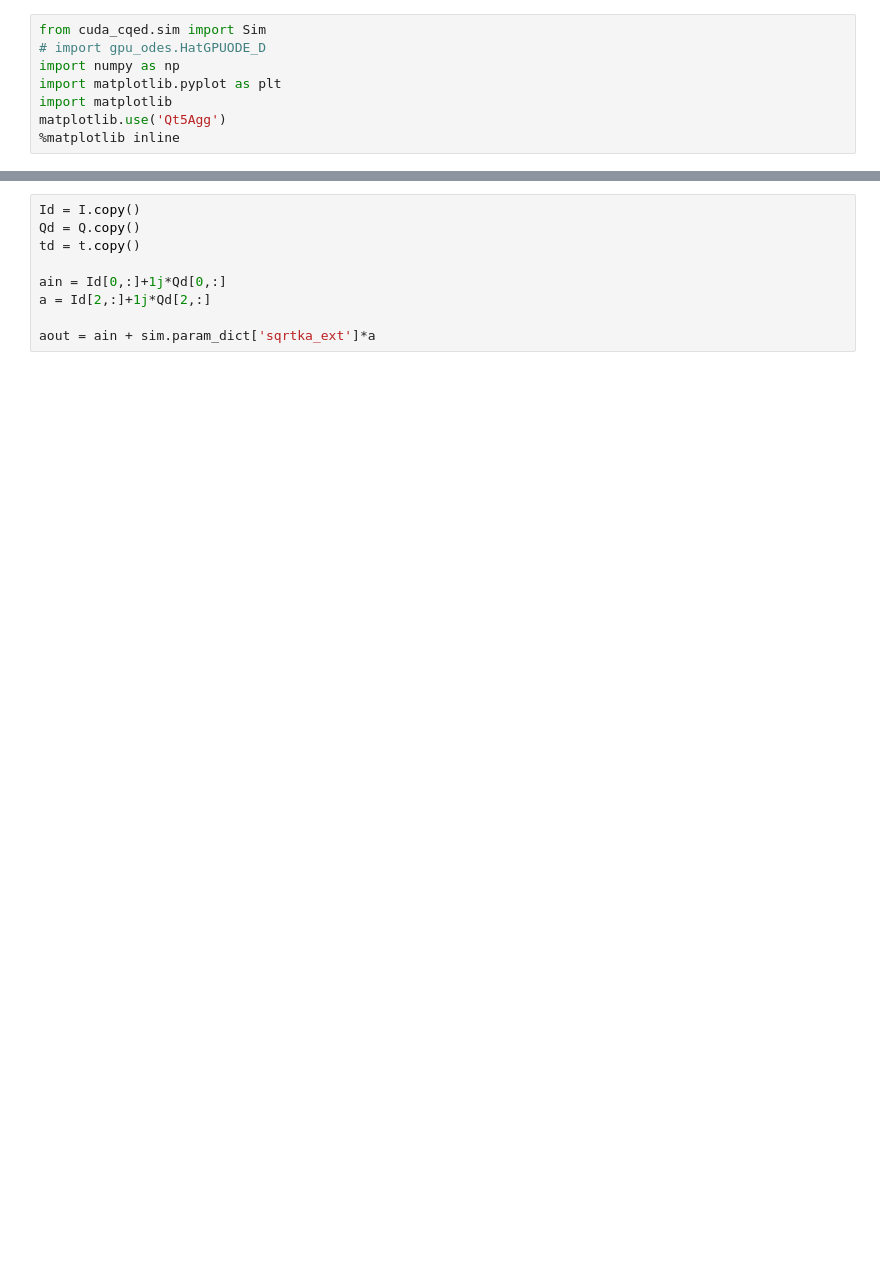
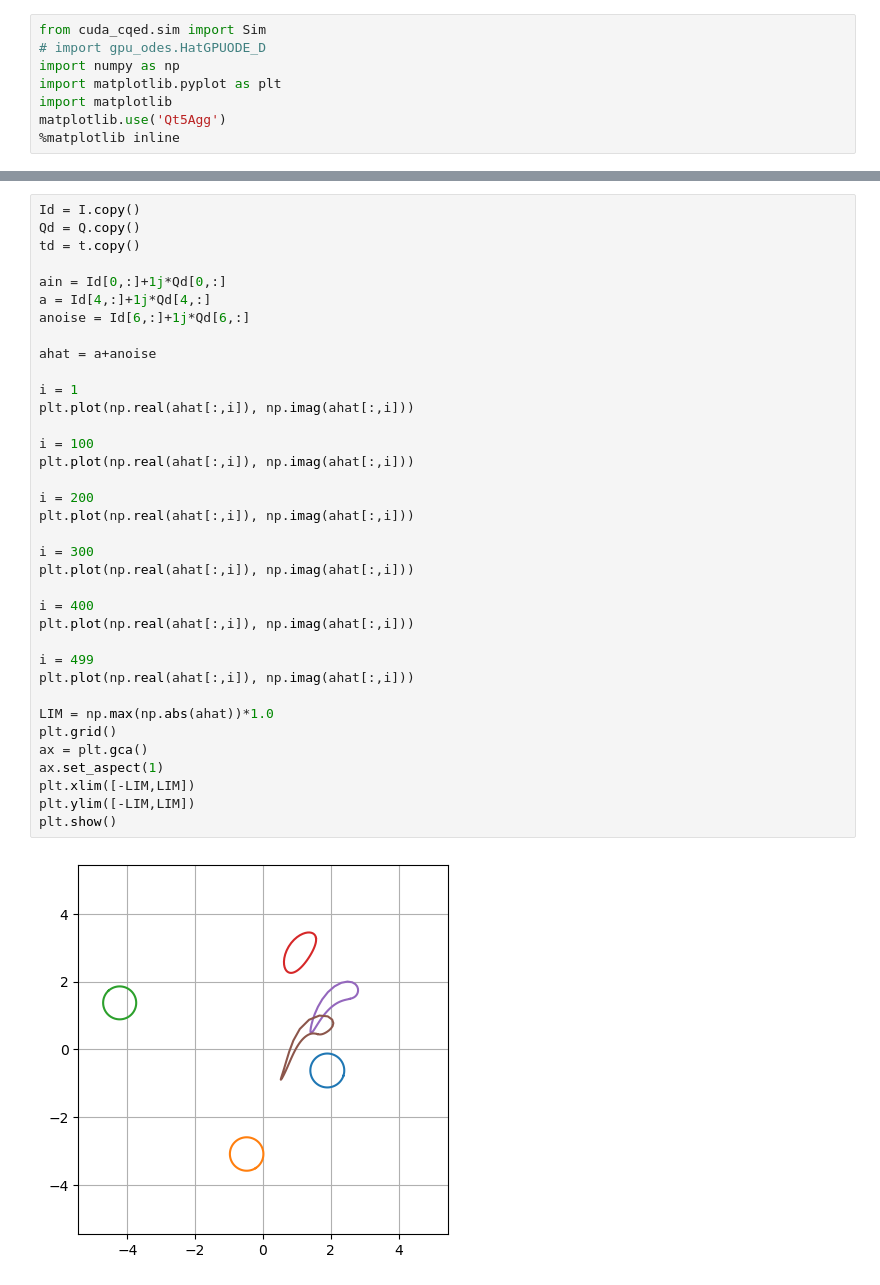
Before and after one commit to borismesits/cuda-cqed, a Jupyter notebook: notebooks/Time domain squeezing test.ipynb, the cells around one changed output, grey strips where cells are left out. Saved outputs shown, nothing was run; the diff lists cells and outputs as text; blank space fills up the shorter version.

```diff
--- a/notebooks/Time domain squeezing test.ipynb
+++ b/notebooks/Time domain squeezing test.ipynb
@@ -80,9 +75,38 @@ AttributeError: 'Sim' object has no attribute 'ICs'
 # %%
 Id = I.copy()
 Qd = Q.copy()
 td = t.copy()
 
 ain = Id[0,:]+1j*Qd[0,:]
-a = Id[2,:]+1j*Qd[2,:]
+a = Id[4,:]+1j*Qd[4,:]
+anoise = Id[6,:]+1j*Qd[6,:]
 
-aout = ain + sim.param_dict['sqrtka_ext']*a
+ahat = a+anoise
+
+i = 1
+plt.plot(np.real(ahat[:,i]), np.imag(ahat[:,i]))
+
+i = 100
+plt.plot(np.real(ahat[:,i]), np.imag(ahat[:,i]))
+
+i = 200
+plt.plot(np.real(ahat[:,i]), np.imag(ahat[:,i]))
+
+i = 300
+plt.plot(np.real(ahat[:,i]), np.imag(ahat[:,i]))
+
+i = 400
+plt.plot(np.real(ahat[:,i]), np.imag(ahat[:,i]))
+
+i = 499
+plt.plot(np.real(ahat[:,i]), np.imag(ahat[:,i]))
+
+LIM = np.max(np.abs(ahat))*1.0
+plt.grid()
+ax = plt.gca()
+ax.set_aspect(1)
+plt.xlim([-LIM,LIM])
+plt.ylim([-LIM,LIM])
+plt.show()
+# %% [output]
+[figure, added]
```
Also changed, not shown: parts of 7 cells of this notebook, 28 other files.
